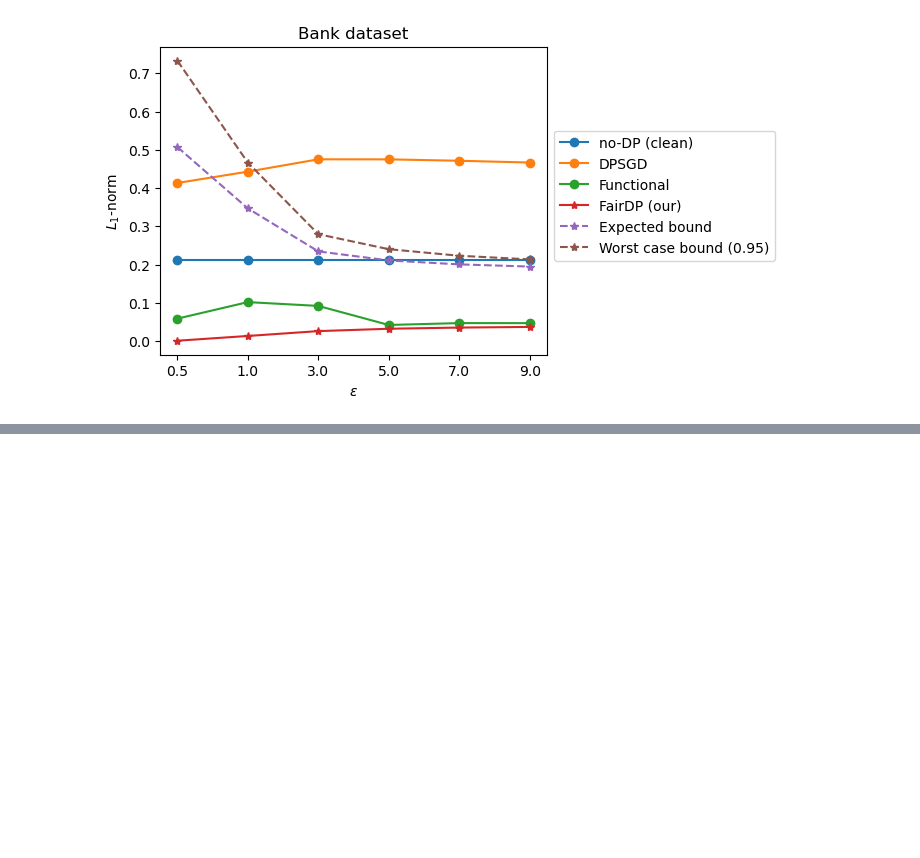
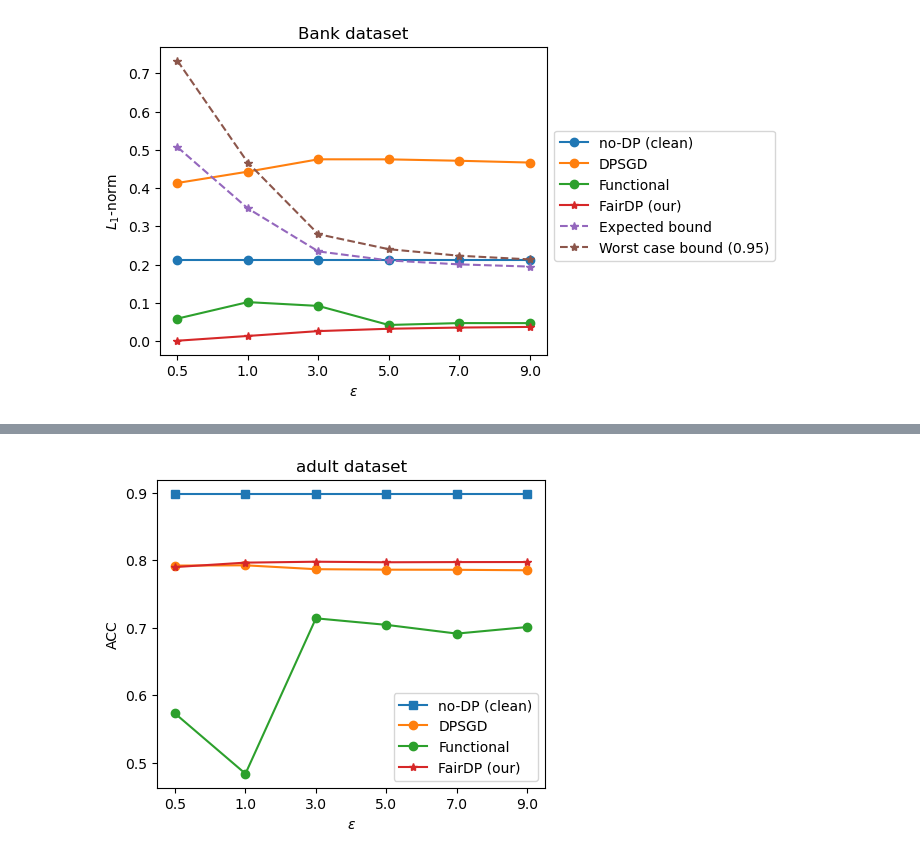
Before and after one commit to khangtran2020/FairDP, a Jupyter notebook: result_plotting.ipynb, the cells around one changed output, grey strips where cells are left out. Saved outputs shown, nothing was run; the diff lists cells and outputs as text; code cells hidden in the pictures; blank space fills up the shorter version.

```diff
--- a/result_plotting.ipynb
+++ b/result_plotting.ipynb
@@ -461,0 +530,4 @@ plt.legend(bbox_to_anchor=(1, 0.75))
+# %%
+plot_performance(dataset='adult', noise_scale=ns_['adult'], epsilon=epsilon)
+# %% [output]
+[figure, added]
```
Also changed, not shown: parts of 3 cells of this notebook, 1 other file.
